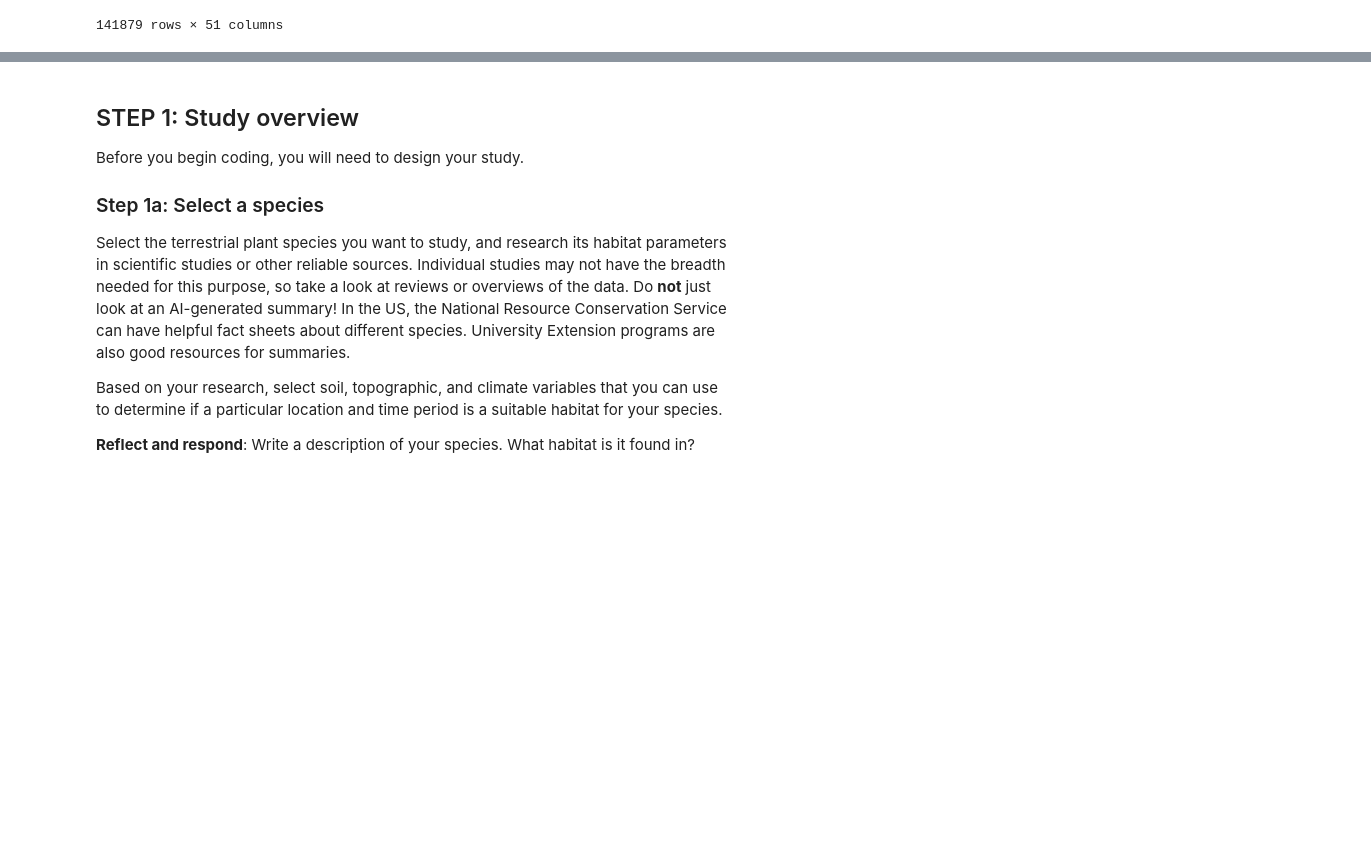
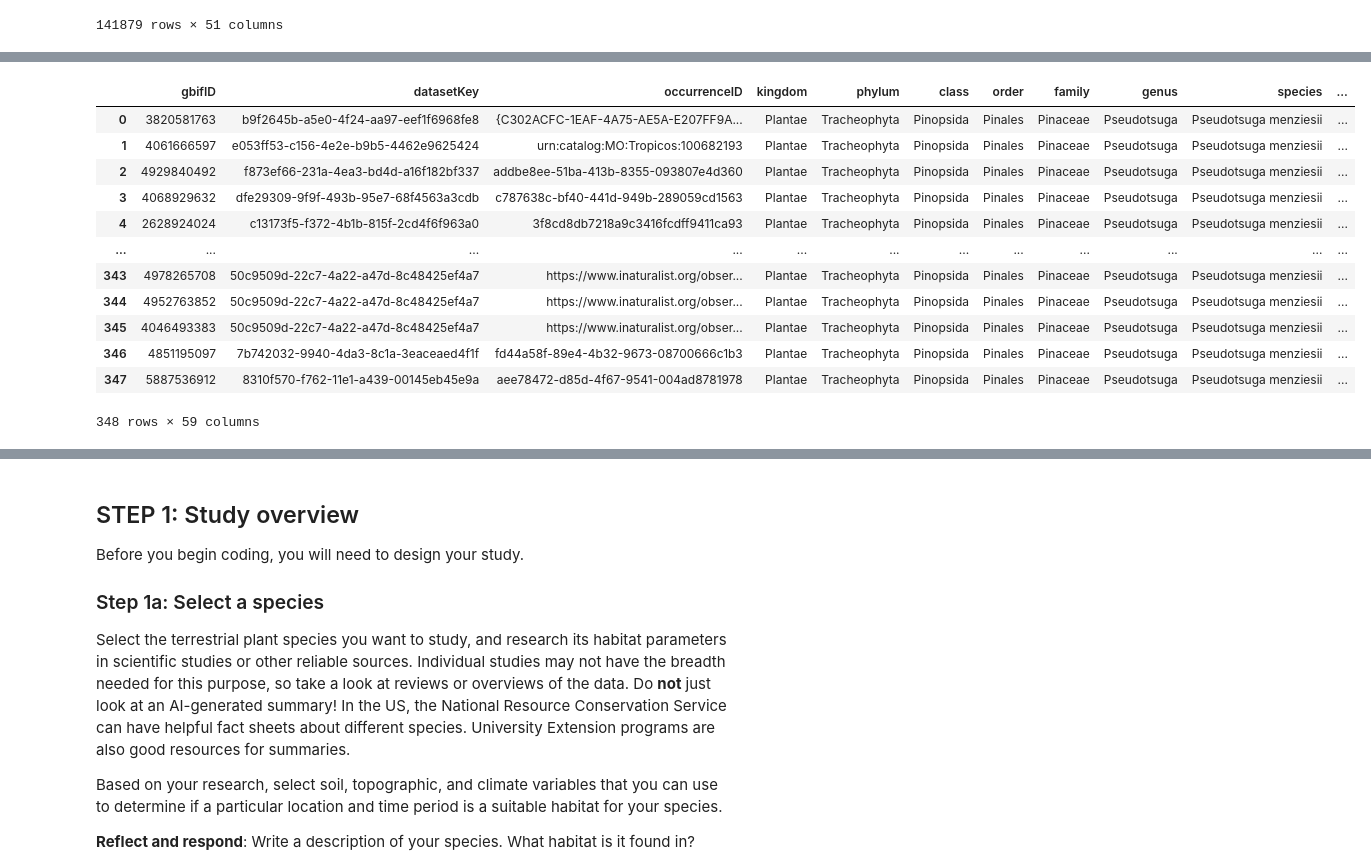
Before and after one commit to earthlab-education/spring-03-habitat-suitability-climate-change-nym-veach, a Jupyter notebook: habitat_suitability.ipynb, the cells around one changed output, grey strips where cells are left out. Drawn from its saved outputs; the diff is of its cells as text; code cells hidden in the pictures; blank space fills up the shorter version.

Commit message:
downloaded site maps and combined with gbif data

```diff
--- a/habitat_suitability.ipynb
+++ b/habitat_suitability.ipynb
@@ -374,0 +302,21 @@ DataSourceError: C:\Users\nymve\Documents\education\earth-data-analytics\spring-
+# %%
+# Unzip
+# Create folder for the data
+extract_folder = zip_path.parent
+
+# Create the folder if it doesn't exist
+extract_folder.mkdir(parents=True, exist_ok=True)
+
+# Unzip
+with zipfile.ZipFile(zip_path, 'r') as zip_ref:
+    zip_ref.extractall(extract_folder)
+# %%
+# Open the shapefile from forest boundaries
+shp_path = extract_folder / "S_USA.BdyAdm_LSRS_AdministrativeForest.shp"
+
+# Read the shapefile
+gdf = gpd.read_file(shp_path)
+
+# Check it out
+print(gdf.head())
+print(gdf.columns)
@@ -374,0 +341,4 @@ DataSourceError: C:\Users\nymve\Documents\education\earth-data-analytics\spring-
+# %%
+# Filter for Willamette and Olympic
+willamette_gdf = gdf[gdf['FORESTNAME'] == 'Willamette National Forest']
+olympic_gdf = gdf[gdf['FORESTNAME'] == 'Olympic National Forest']
@@ -374,0 +388,4 @@ DataSourceError: C:\Users\nymve\Documents\education\earth-data-analytics\spring-
+# %%
+# Align crs to GBIF
+willamette_gdf = willamette_gdf.to_crs(epsg = 4326)
+olympic_gdf = olympic_gdf.to_crs(epsg = 4326)
@@ -374,0 +416,20 @@ DataSourceError: C:\Users\nymve\Documents\education\earth-data-analytics\spring-
+# %%
+# Intersect with GBIF data with Willamette
+douglas_willamette = gpd.overlay(gbif_gdf, willamette_gdf, how = 'intersection')
+
+# Check out the occerences
+douglas_willamette
+# %% [output]
+|  | gbifID | datasetKey | occurrenceID | kingdom | phylum | class | order | family | genus | species | ... |
+| 0 | 3820581763 | b9f2645b-a5e0-4f24-aa97-eef1f6968fe8 | {C302ACFC-1EAF-4A75-AE5A-E207FF9A... | Plantae | Tracheophyta | Pinopsida | Pinales | Pinaceae | Pseudotsuga | Pseudotsuga menziesii | ... |
+| 1 | 4061666597 | e053ff53-c156-4e2e-b9b5-4462e9625424 | urn:catalog:MO:Tropicos:100682193 | Plantae | Tracheophyta | Pinopsida | Pinales | Pinaceae | Pseudotsuga | Pseudotsuga menziesii | ... |
+| 2 | 4929840492 | f873ef66-231a-4ea3-bd4d-a16f182bf337 | addbe8ee-51ba-413b-8355-093807e4d360 | Plantae | Tracheophyta | Pinopsida | Pinales | Pinaceae | Pseudotsuga | Pseudotsuga menziesii | ... |
+| 3 | 4068929632 | dfe29309-9f9f-493b-95e7-68f4563a3cdb | c787638c-bf40-441d-949b-289059cd1563 | Plantae | Tracheophyta | Pinopsida | Pinales | Pinaceae | Pseudotsuga | Pseudotsuga menziesii | ... |
+| 4 | 2628924024 | c13173f5-f372-4b1b-815f-2cd4f6f963a0 | 3f8cd8db7218a9c3416fcdff9411ca93 | Plantae | Tracheophyta | Pinopsida | Pinales | Pinaceae | Pseudotsuga | Pseudotsuga menziesii | ... |
+| ... | ... | ... | ... | ... | ... | ... | ... | ... | ... | ... | ... |
+| 343 | 4978265708 | 50c9509d-22c7-4a22-a47d-8c48425ef4a7 | https://www.inaturalist.org/obser... | Plantae | Tracheophyta | Pinopsida | Pinales | Pinaceae | Pseudotsuga | Pseudotsuga menziesii | ... |
+| 344 | 4952763852 | 50c9509d-22c7-4a22-a47d-8c48425ef4a7 | https://www.inaturalist.org/obser... | Plantae | Tracheophyta | Pinopsida | Pinales | Pinaceae | Pseudotsuga | Pseudotsuga menziesii | ... |
+| 345 | 4046493383 | 50c9509d-22c7-4a22-a47d-8c48425ef4a7 | https://www.inaturalist.org/obser... | Plantae | Tracheophyta | Pinopsida | Pinales | Pinaceae | Pseudotsuga | Pseudotsuga menziesii | ... |
+| 346 | 4851195097 | 7b742032-9940-4da3-8c1a-3eaceaed4f1f | fd44a58f-89e4-4b32-9673-08700666c1b3 | Plantae | Tracheophyta | Pinopsida | Pinales | Pinaceae | Pseudotsuga | Pseudotsuga menziesii | ... |
+| 347 | 5887536912 | 8310f570-f762-11e1-a439-00145eb45e9a | aee78472-d85d-4f67-9541-004ad8781978 | Plantae | Tracheophyta | Pinopsida | Pinales | Pinaceae | Pseudotsuga | Pseudotsuga menziesii | ... |
+348 rows × 59 columns
```
Also changed, not shown: parts of 18 cells of this notebook, 16 other files.
